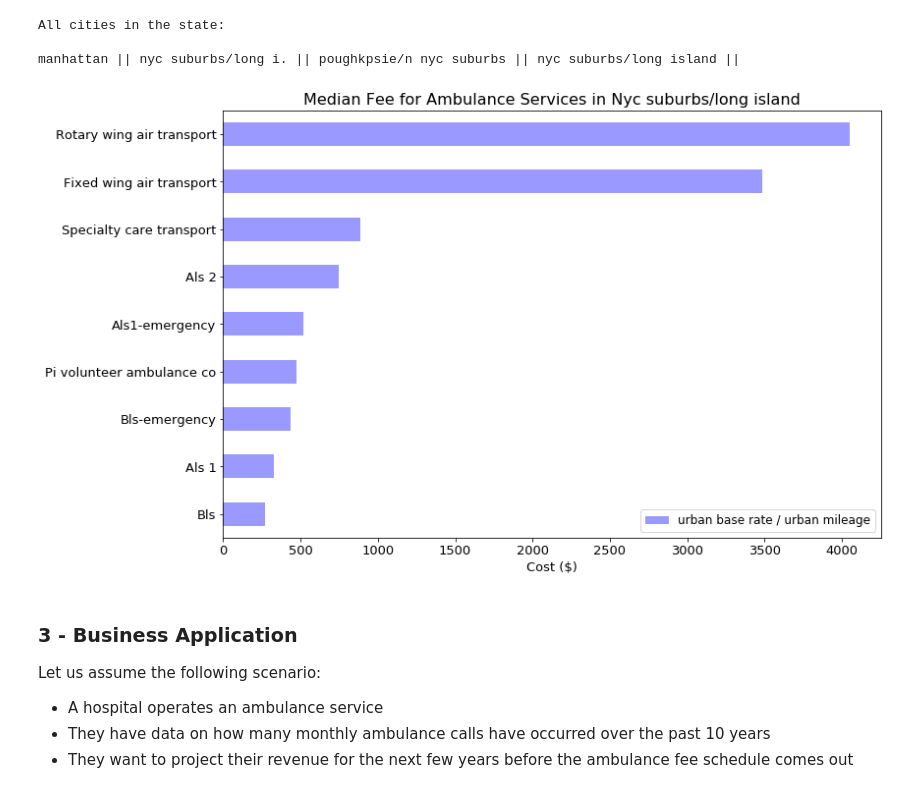
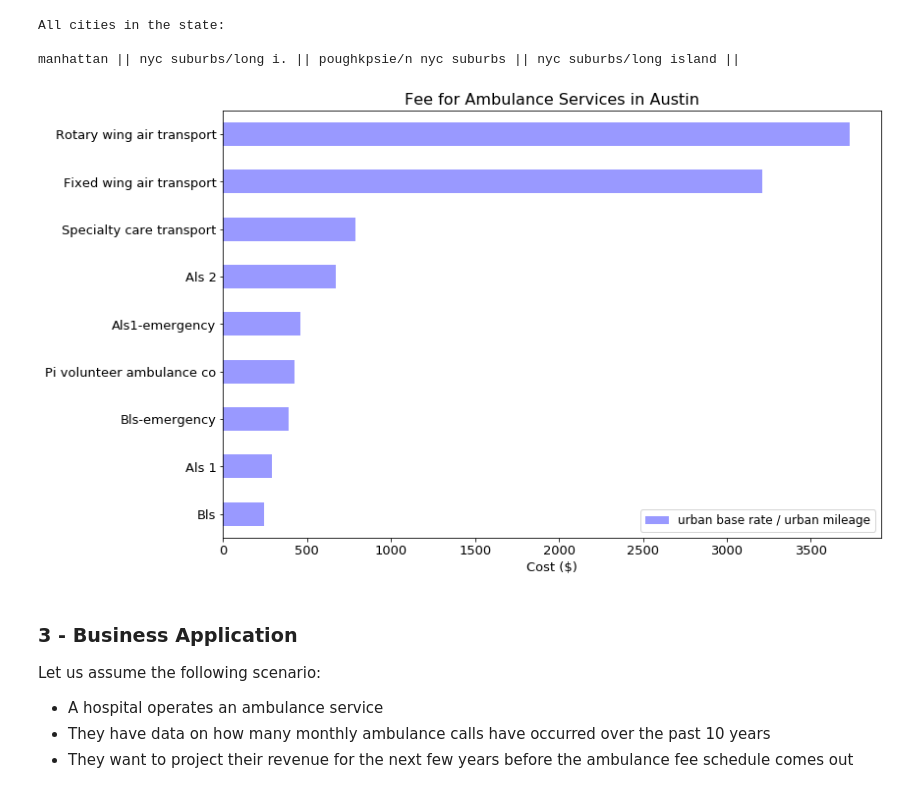
Before and after one commit to Data-Science-Link/Call_the_Ambulance, a Jupyter notebook: _Ambulance_Fee_Schedule_Analysis.ipynb, the cells around one changed output. Saved outputs shown, nothing was run; the diff lists cells and outputs as text; code cells hidden in the pictures.

```diff
--- a/_Ambulance_Fee_Schedule_Analysis.ipynb
+++ b/_Ambulance_Fee_Schedule_Analysis.ipynb
@@ -588,7 +588,7 @@ def city_bar_plotter(year=2020, carrier='texas', locality='austin'):
     # Create horizontal bar plot
     data.plot.barh(figsize=(12,8), color='b', alpha=0.4, fontsize=MEDIUM_SIZE)
     # Format plot
-    plt.title('Median Fee for Ambulance Services in ' + name, fontsize=BIGGER_SIZE)
+    plt.title('Fee for Ambulance Services in ' + name, fontsize=BIGGER_SIZE)
     plt.xlabel('Cost ($)', fontsize=MEDIUM_SIZE)
     plt.ylabel('')
     plt.legend(prop={'size': 12}, loc=4)
@@ -603,9 +603,9 @@ All cities in the state:
 manhattan || nyc suburbs/long i. || poughkpsie/n nyc suburbs || nyc suburbs/long island ||
 # %%
 # Call the city_bar_plotter for the year, state, and city of interest
-city_bar_plotter(year=2020, carrier='empire new york', locality='nyc suburbs/long island')
+city_bar_plotter(year=2020, carrier='texas', locality='austin')
 # %% [output]
-[figure, old version]
+[figure, new version]
 # %% [markdown]
 ### 3 - Business Application<a class="anchor" id="business_app_3"></a>
 Let us assume the following scenario:
```
Also changed, not shown: parts of 7 cells of this notebook.
